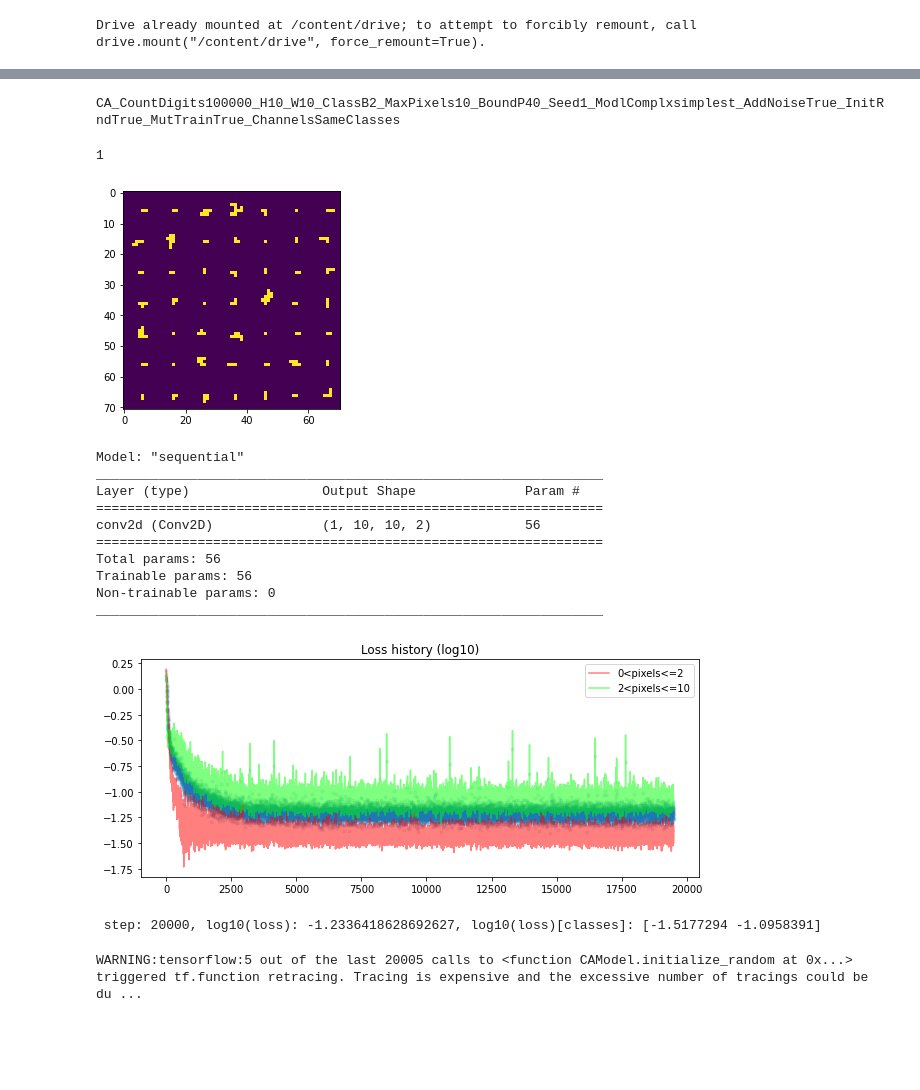
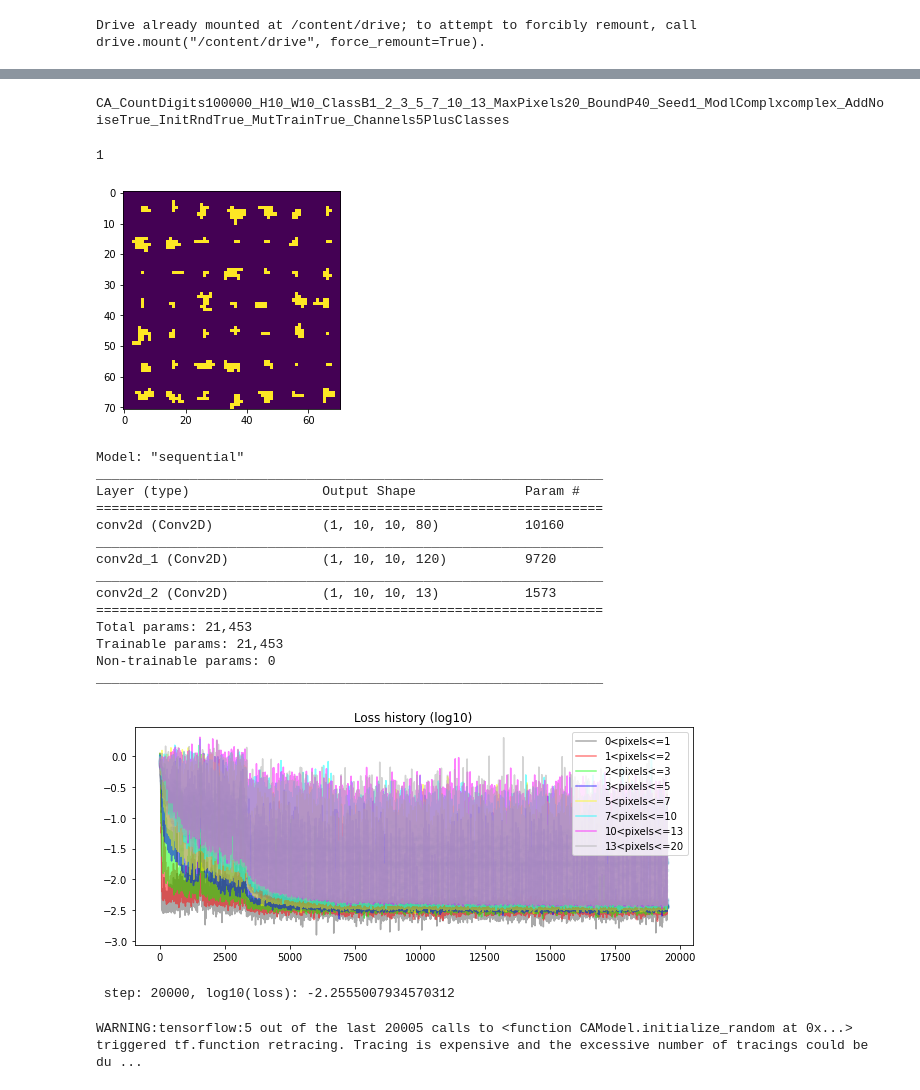
Before and after one commit to nunocalaim/CellularAutomata, a Jupyter notebook: 20210107_NC_CountCells_CA_2_8.ipynb, the cells around one changed output, grey strips where cells are left out. Cells and saved outputs as stored; diff of their text form; code cells hidden in the pictures; blank space fills up the shorter version.

Commit message:
Added more notable models and outputs

```diff
--- a/20210107_NC_CountCells_CA_2_8.ipynb
+++ b/20210107_NC_CountCells_CA_2_8.ipynb
@@ -42,7 +42,7 @@ physical_device_desc: "device: 0, name: Tesla K80, pci bus id: 0000:00:04.0, com
 # Type of Run
 JustTestingCodeQ = False # If True run everything faster, for Debugging
 LoadPreviousModelQ = False # if True we load the model, either for further training or just testing
-i_step_load = 30000
+i_step_load = 6000
 RunTrainingQ = True # If True we run the neural network training
 RunTestMoviesQ = True # if True, in the end we test an increasing size of inputs
 MutateTestingQ = True # if True, during testing we mutate the image
@@ -51,11 +51,11 @@ SEED_TRAINING = 1
 SEED_MOVIES = 1
 # %%
 # Model Options
-model_complexity = 'simplest' # 'simplest' 'middle' 'complex'
+model_complexity = 'complex' # 'simplest' 'middle' 'complex'
 AddNoiseQ = True # if True then the normal update of the CA has noise added
 InitializeRandomQ = True # if True, the initial state of the CA is random
 MutateTrainingQ = True # if True, during training we mutate the image to anothe random one
-no_channels = 'SameClasses' # 'SameClasses' '5PlusClasses' '4TimesClasses'
+no_channels = '5PlusClasses' # 'SameClasses' '5PlusClasses' '4TimesClasses'
 TR_EVOLVE = 50 # Number of time steps to let CA evolve for each input during training
 TST_EVOLVE = 50 # Number of time steps to let CA evolve for each input during testing
 BATCH_SIZE = 64 # number of images per batch
@@ -63,9 +63,9 @@ LR = 1e-3 # initial learning rate
 UseLRScheduleQ = True # if True use Adam with a learning rate schedule
 # %%
 # Task and Dataset
-NO_CLASSES = 2 # Number of classes that the CA must distinguish
-limits_classes = [2] # boundaries of the classes. len of this should be NO_CLASSES-1
-MAXPIXELS = 10 # Maximum allowed contiguous pixels for the images
+NO_CLASSES = 8 # Number of classes that the CA must distinguish ## 2 3 5 8
+limits_classes = [1, 2, 3, 5, 7, 10, 13] # boundaries of the classes. len of this should be NO_CLASSES-1 ## [2]  [2, 8] [2, 5, 8, 12] [1, 2, 3, 5, 7, 10, 13]
+MAXPIXELS = 20 # Maximum allowed contiguous pixels for the images ## 10 15
 RebuildDatasetQ = True # if True we rebuild the dataset
 SIZE_DS = 100000 #the number of images on the dataset
 H, W = 10, 10 # Height and Width of the images
@@ -118,6 +118,29 @@ elif NO_CLASSES == 3:
                         [0, 0, 0], # This is the default for digits.
                         [255, 255, 255] # This is the background.
                         ])
+elif NO_CLASSES == 5:
+    color_lookup = tf.constant([
+                        [255, 0, 0], #These are the colors for the different classes
+                        [0, 255, 0],
+                        [0, 0, 255],
+                        [255, 255, 0],
+                        [0, 255, 255],
+                        [0, 0, 0], # This is the default for digits.
+                        [255, 255, 255] # This is the background.
+                        ])
+elif NO_CLASSES == 8:
+    color_lookup = tf.constant([
+                        [85, 85, 85], #These are the colors for the different classes
+                        [255, 0, 0],
+                        [0, 255, 0],
+                        [0, 0, 255],
+                        [255, 255, 0],
+                        [0, 255, 255],
+                        [255, 0, 255],
+                        [170, 170, 170],
+                        [0, 0, 0], # This is the default for digits.
+                        [255, 255, 255] # This is the background.
+                        ])
 
 if no_channels == 'SameClasses':
     NO_CHANNELS = NO_CLASSES # number of hidden states of the CA, must be at least NO_CLASSES because there are two outputs
@@ -135,7 +158,7 @@ else:
 loss_log = np.zeros(TR_NO_ITERATIONS) # for plotting of loss function across time
 loss_log_classes = np.zeros((TR_NO_ITERATIONS, NO_CLASSES)) # for plotting of loss function across time
 # %% [output]
-CA_CountDigits100000_H10_W10_ClassB2_MaxPixels10_BoundP40_Seed1_ModlComplxsimplest_AddNoiseTrue_InitRndTrue_MutTrainTrue_ChannelsSameClasses
+CA_CountDigits100000_H10_W10_ClassB1_2_3_5_7_10_13_MaxPixels20_BoundP40_Seed1_ModlComplxcomplex_AddNoiseTrue_InitRndTrue_MutTrainTrue_Channels5PlusClasses
 # %%
 # Prepare the dataset
 BuildDS = False
@@ -170,7 +193,7 @@ for i in range(y_train.shape[0]):
     y_label_train[i] = cpd.class_indice_f(y_train[i], limits_classes)
 # %% [output]
 1
-[figure, old version]
+[figure, new version]
 # %%
 if LoadPreviousModelQ:
     ca, loss_log, loss_log_classes = ca_model.get_model(folder, id_str, i_step_load, NO_CHANNELS, NO_CLASSES, H, W, AddNoiseQ, model_complexity)
@@ -185,43 +208,50 @@ Model: "sequential"
 _________________________________________________________________
 Layer (type)                 Output Shape              Param #
 =================================================================
-conv2d (Conv2D)              (1, 10, 10, 2)            56
+conv2d (Conv2D)              (1, 10, 10, 80)           10160
+_________________________________________________________________
+conv2d_1 (Conv2D)            (1, 10, 10, 120)          9720
+_________________________________________________________________
+conv2d_2 (Conv2D)            (1, 10, 10, 13)           1573
 =================================================================
-Total params: 56
-Trainable params: 56
+Total params: 21,453
+Trainable params: 21,453
 Non-trainable params: 0
 _________________________________________________________________
 # %%
 # Training happens here
 np.random.seed(SEED_TRAINING)
 if RunTrainingQ:
     # Training Loop
     for i in range(ITER, TR_NO_ITERATIONS):
         b_idx = np.random.randint(x_train.shape[0], size=BATCH_SIZE)
         if InitializeRandomQ:
             x0 = ca.initialize_random(x_train[b_idx])
         else:
             x0 = ca.initialize(x_train[b_idx])
         y0 = y_train_pic[b_idx]
         y0_label = y_label_train[b_idx]
         y0_label = tf.convert_to_tensor(y0_label)
 
         x, loss, c_l = ca_model.train_step(trainer, ca, x0, y0, y0_label, TR_EVOLVE, NO_CLASSES, MutateTrainingQ=MutateTrainingQ)
 
         loss_log[i] = loss.numpy()
         loss_log_classes[i, :] = [k.numpy() for k in c_l]
 
         if i % VISUALISE_EVERY == 0:
             clear_output()
             vis_ca.plot_loss(loss_log[:i], loss_log_classes[:i, :], folder, id_str, limits_c_p, color_lookup, True)
         if i % EXPORT_EVERY == 0:
             ca_model.export_model(folder, id_str, ca, i, loss_log, loss_log_classes)
 
-        print('\r step: {}, log10(loss): {}, log10(loss)[classes]: {}'.format(i + 1, np.log10(loss), np.log10(c_l)), end='')
+        if NO_CLASSES > 5:
+            print('\r step: {}, log10(loss): {}'.format(i + 1, np.log10(loss)), end='')
+        else:
+            print('\r step: {}, log10(loss): {}, log10(loss)[classes]: {}'.format(i + 1, np.log10(loss), np.log10(c_l)), end='')
     ca_model.export_model(folder, id_str, ca, TR_NO_ITERATIONS, loss_log, loss_log_classes)
 # %% [output]
-[figure, old version]
+[figure, new version]
- step: 20000, log10(loss): -1.2336418628692627, log10(loss)[classes]: [-1.5177294 -1.0958391]
+ step: 20000, log10(loss): -2.2555007934570312
 # %%
 if RunTestMoviesQ:
     eval_bs = 5 ** 2 # number of samples to show in the movie
```
Also changed, not shown: parts of 1 cell of this notebook, 14 other files.
